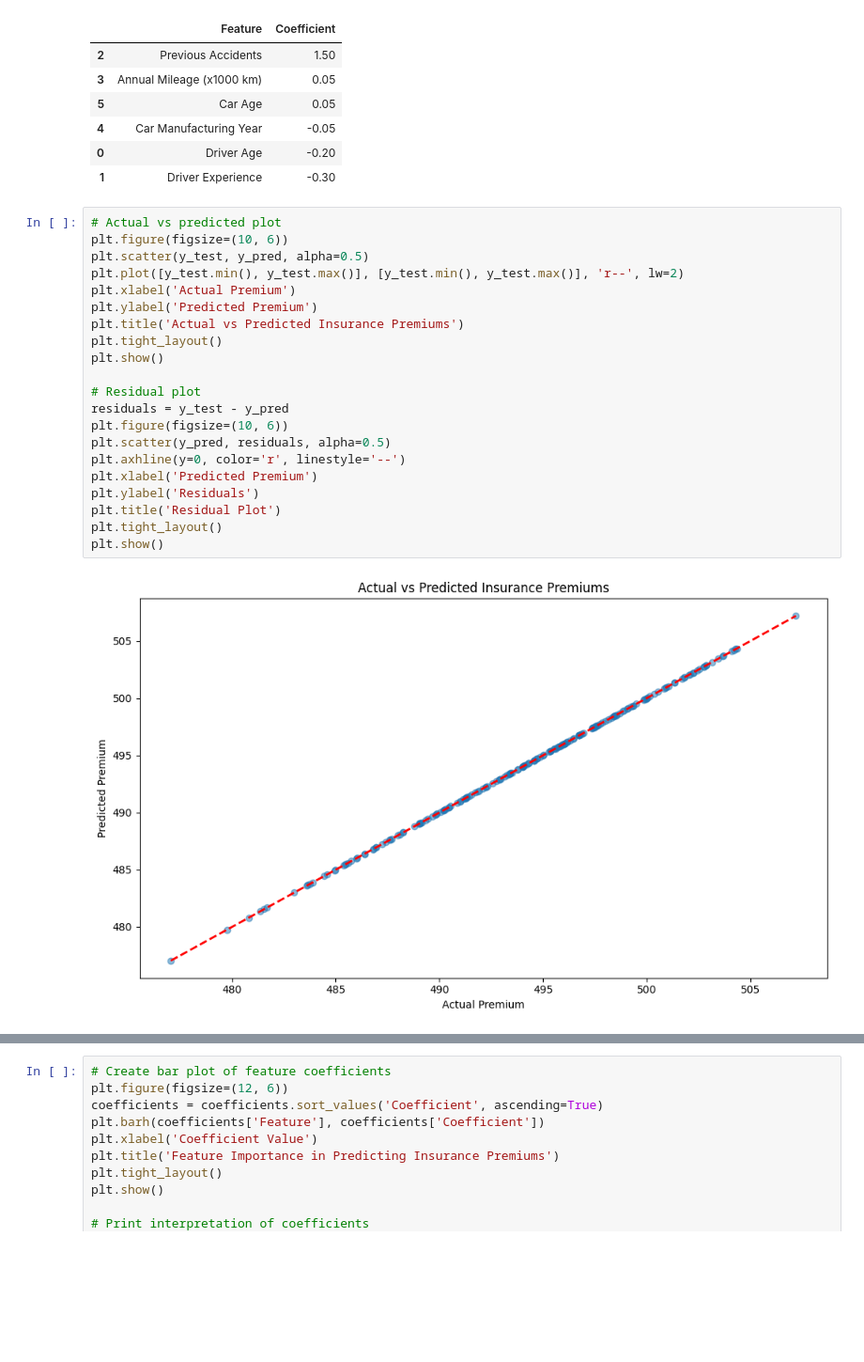
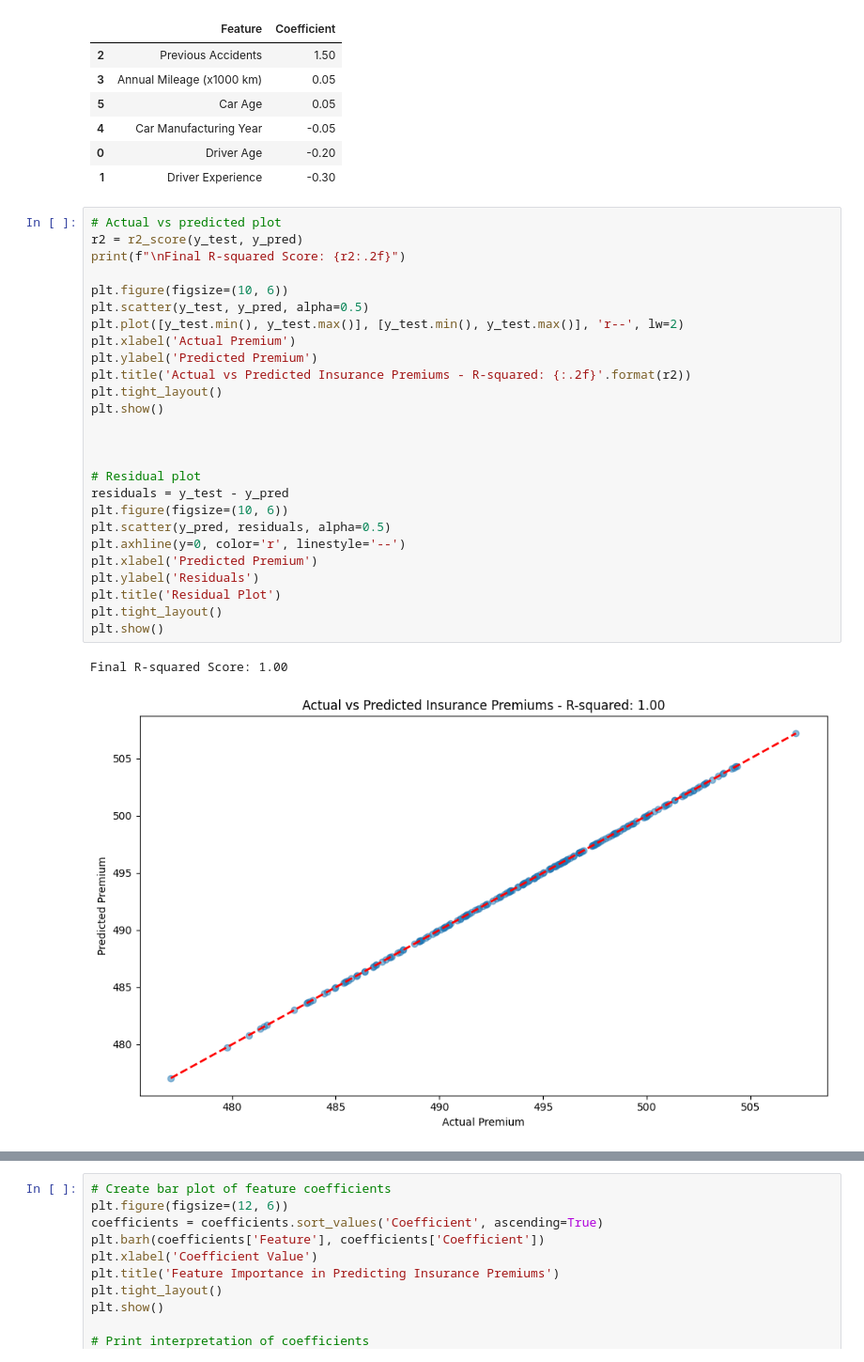
Before and after one commit to tamasfried/CarInsuranceMLProject, a Jupyter notebook: insurance_analysis_MLR.ipynb, the cells around one changed output, grey strips where cells are left out. Shown at 94% size. Drawn from its saved outputs; the diff is of its cells as text; blank space fills up the shorter version.

```diff
--- a/insurance_analysis_MLR.ipynb
+++ b/insurance_analysis_MLR.ipynb
@@ -129,27 +129,33 @@ Feature Coefficients:
 | 1 | Driver Experience | -0.30 |
 # %%
 # Actual vs predicted plot
+r2 = r2_score(y_test, y_pred)
+print(f"\nFinal R-squared Score: {r2:.2f}")
+
 plt.figure(figsize=(10, 6))
 plt.scatter(y_test, y_pred, alpha=0.5)
 plt.plot([y_test.min(), y_test.max()], [y_test.min(), y_test.max()], 'r--', lw=2)
 plt.xlabel('Actual Premium')
 plt.ylabel('Predicted Premium')
-plt.title('Actual vs Predicted Insurance Premiums')
+plt.title('Actual vs Predicted Insurance Premiums - R-squared: {:.2f}'.format(r2))
 plt.tight_layout()
 plt.show()
+
+
 
 # Residual plot
 residuals = y_test - y_pred
 plt.figure(figsize=(10, 6))
 plt.scatter(y_pred, residuals, alpha=0.5)
 plt.axhline(y=0, color='r', linestyle='--')
 plt.xlabel('Predicted Premium')
 plt.ylabel('Residuals')
 plt.title('Residual Plot')
 plt.tight_layout()
 plt.show()
 # %% [output]
+Final R-squared Score: 1.00
-[figure, old version]
+[figure, new version]
 [figure]
 # %%
 # Create bar plot of feature coefficients
```
Also changed, not shown: 15 other files.
